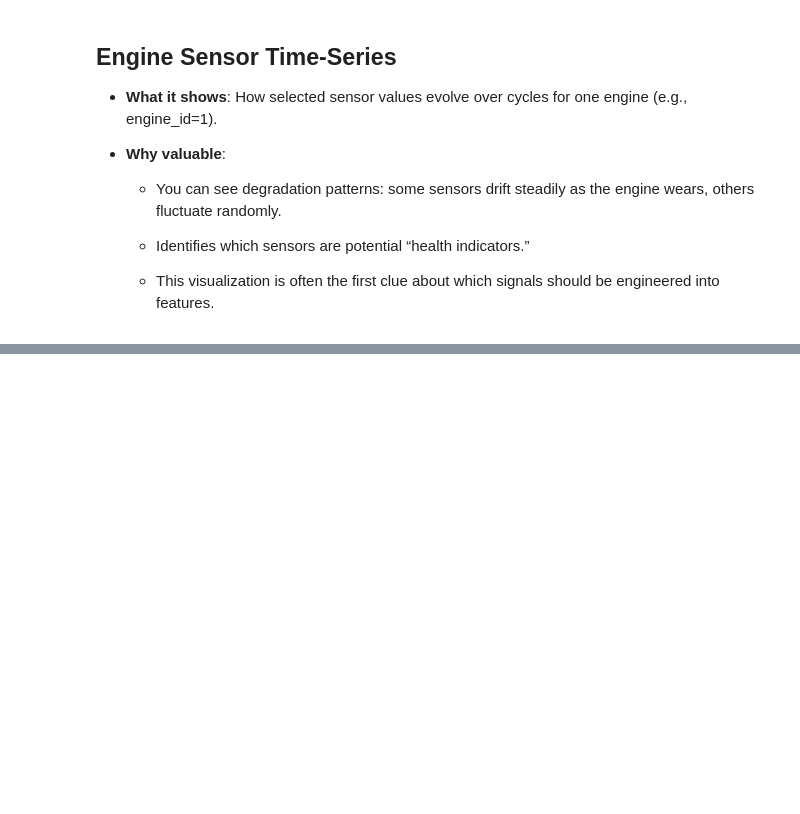
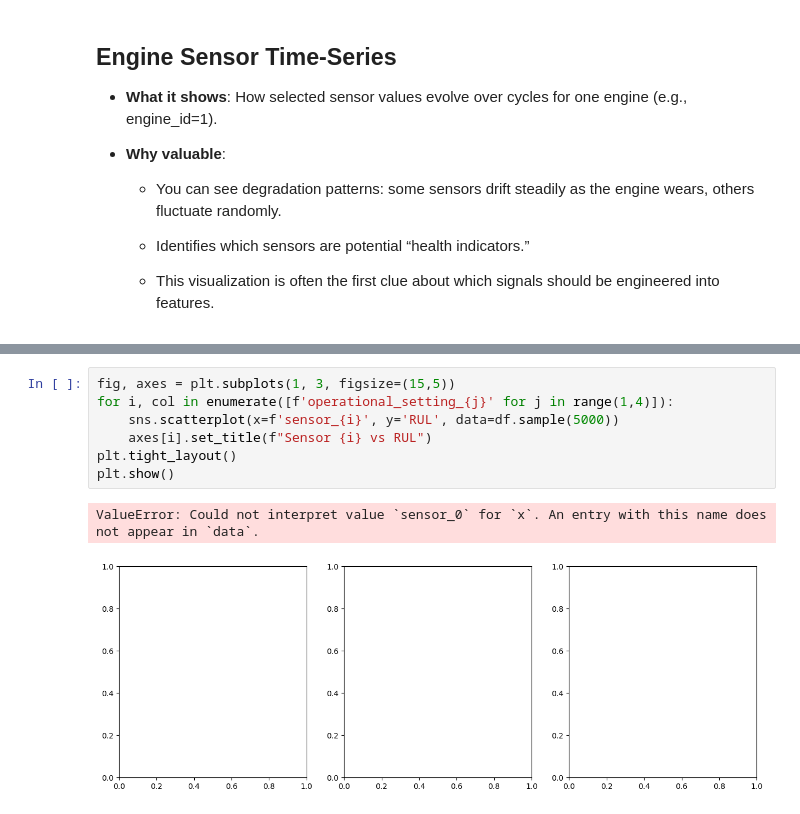
Before and after one commit to Wellbek/NASA-Turbofan-Twin, a Jupyter notebook: notebooks/01_eda_cmapss.ipynb, the cells around one changed output, grey strips where cells are left out. Cells and saved outputs as stored; diff of their text form; blank space fills up the shorter version.

```diff
--- a/notebooks/01_eda_cmapss.ipynb
+++ b/notebooks/01_eda_cmapss.ipynb
@@ -99,0 +115,10 @@ plt.show()
+# %%
+fig, axes = plt.subplots(1, 3, figsize=(15,5))
+for i, col in enumerate([f'operational_setting_{j}' for j in range(1,4)]):
+    sns.scatterplot(x=f'sensor_{i}', y='RUL', data=df.sample(5000))
+    axes[i].set_title(f"Sensor {i} vs RUL")
+plt.tight_layout()
+plt.show()
+# %% [output]
+ValueError: Could not interpret value `sensor_0` for `x`. An entry with this name does not appear in `data`.
+[figure, added]
```
Also changed, not shown: parts of 3 cells of this notebook.
